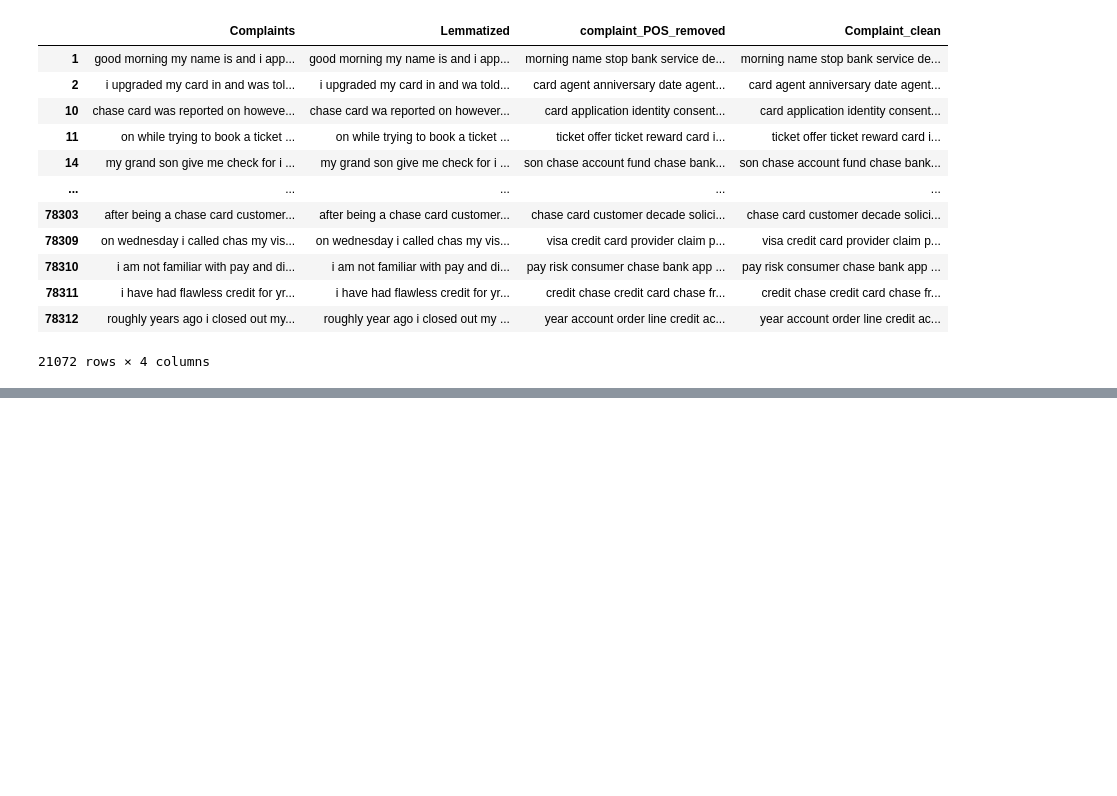
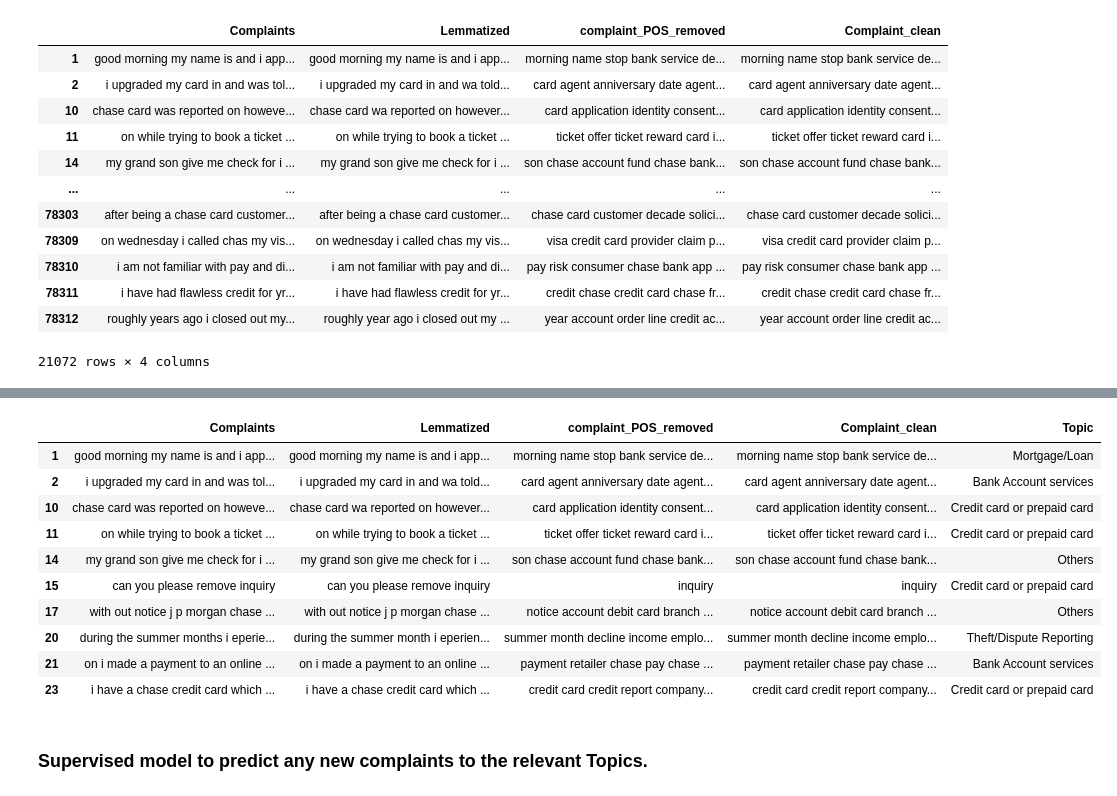
Before and after one commit to Ashik-Mohammed-S/Automatic_Ticket_Classifier, a Jupyter notebook: Model.ipynb, the cells around one changed output, grey strips where cells are left out. Saved outputs shown, nothing was run; the diff lists cells and outputs as text; code cells hidden in the pictures; blank space fills up the shorter version.

```diff
--- a/Model.ipynb
+++ b/Model.ipynb
@@ -333,0 +421,28 @@ df_clean
+# %%
+# Creating the dictionary of Topic names and Topics
+
+Topic_names = {0: 'Bank Account services',
+               1: 'Credit card or prepaid card',
+               2: 'Mortgage/Loan',
+               3: 'Others',
+               4: 'Theft/Dispute Reporting',
+              }
+
+#Replace Topics with Topic Names
+df_clean['Topic'] = df_clean['Topic'].map(Topic_names)
+# %%
+df_clean.head(10)
+# %% [output]
+|  | Complaints | Lemmatized | complaint_POS_removed | Complaint_clean | Topic |
+| 1 | good morning my name is and i app... | good morning my name is and i app... | morning name stop bank service de... | morning name stop bank service de... | Mortgage/Loan |
+| 2 | i upgraded my card in and was tol... | i upgraded my card in and wa told... | card agent anniversary date agent... | card agent anniversary date agent... | Bank Account services |
+| 10 | chase card was reported on howeve... | chase card wa reported on however... | card application identity consent... | card application identity consent... | Credit card or prepaid card |
+| 11 | on while trying to book a ticket ... | on while trying to book a ticket ... | ticket offer ticket reward card i... | ticket offer ticket reward card i... | Credit card or prepaid card |
+| 14 | my grand son give me check for i ... | my grand son give me check for i ... | son chase account fund chase bank... | son chase account fund chase bank... | Others |
+| 15 | can you please remove inquiry | can you please remove inquiry | inquiry | inquiry | Credit card or prepaid card |
+| 17 | with out notice j p morgan chase ... | with out notice j p morgan chase ... | notice account debit card branch ... | notice account debit card branch ... | Others |
+| 20 | during the summer months i eperie... | during the summer month i eperien... | summer month decline income emplo... | summer month decline income emplo... | Theft/Dispute Reporting |
+| 21 | on i made a payment to an online ... | on i made a payment to an online ... | payment retailer chase pay chase ... | payment retailer chase pay chase ... | Bank Account services |
+| 23 | i have a chase credit card which ... | i have a chase credit card which ... | credit card credit report company... | credit card credit report company... | Credit card or prepaid card |
+# %% [markdown]
+### Supervised model to predict any new complaints to the relevant Topics.
```
Also changed, not shown: parts of 12 cells of this notebook.
